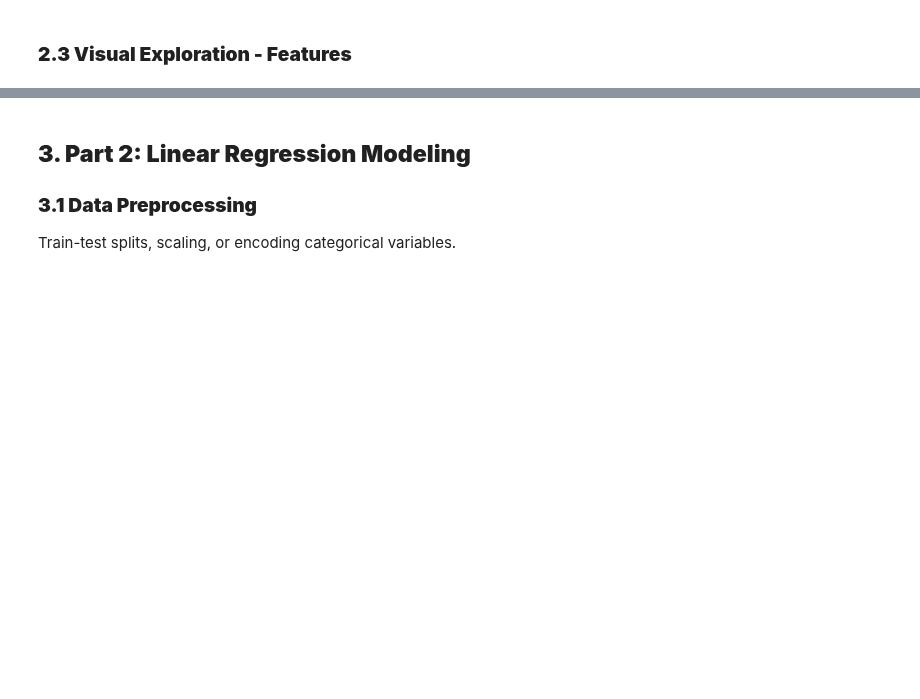
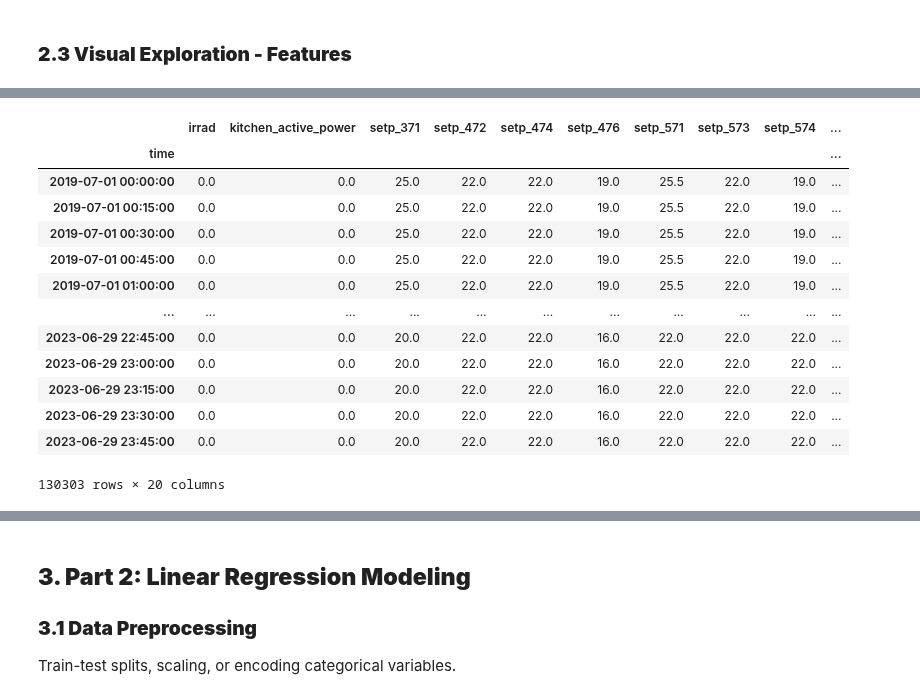
Before and after one commit to VonRiecken/Energy-Data-Engineering, a Jupyter notebook: main/ede_WS2526_project_9_ay_JR.ipynb, the cells around one changed output, grey strips where cells are left out. Drawn from its saved outputs; the diff is of its cells as text; code cells hidden in the pictures; blank space fills up the shorter version.

```diff
--- a/main/ede_WS2526_project_9_ay_JR.ipynb
+++ b/main/ede_WS2526_project_9_ay_JR.ipynb
@@ -442,3 +458,8 @@ The remaining -235 m^2 accounts for the core/stairs/walls
 todo:describe above
 # %% [markdown]
 ### **2.3 Visual Exploration - Features**
+# %%
+# split data into feature and targets
+target = "heating_cooling_power"
+y = df_original[target]
+X = df_original.drop(columns=[target])  # Features
@@ -444,0 +484,17 @@ todo:describe above
+# %%
+X
+# %% [output]
+|  | irrad | kitchen_active_power | setp_371 | setp_472 | setp_474 | setp_476 | setp_571 | setp_573 | setp_574 | ... |
+| time |  |  |  |  |  |  |  |  |  | ... |
+| 2019-07-01 00:00:00 | 0.0 | 0.0 | 25.0 | 22.0 | 22.0 | 19.0 | 25.5 | 22.0 | 19.0 | ... |
+| 2019-07-01 00:15:00 | 0.0 | 0.0 | 25.0 | 22.0 | 22.0 | 19.0 | 25.5 | 22.0 | 19.0 | ... |
+| 2019-07-01 00:30:00 | 0.0 | 0.0 | 25.0 | 22.0 | 22.0 | 19.0 | 25.5 | 22.0 | 19.0 | ... |
+| 2019-07-01 00:45:00 | 0.0 | 0.0 | 25.0 | 22.0 | 22.0 | 19.0 | 25.5 | 22.0 | 19.0 | ... |
+| 2019-07-01 01:00:00 | 0.0 | 0.0 | 25.0 | 22.0 | 22.0 | 19.0 | 25.5 | 22.0 | 19.0 | ... |
+| ... | ... | ... | ... | ... | ... | ... | ... | ... | ... | ... |
+| 2023-06-29 22:45:00 | 0.0 | 0.0 | 20.0 | 22.0 | 22.0 | 16.0 | 22.0 | 22.0 | 22.0 | ... |
+| 2023-06-29 23:00:00 | 0.0 | 0.0 | 20.0 | 22.0 | 22.0 | 16.0 | 22.0 | 22.0 | 22.0 | ... |
+| 2023-06-29 23:15:00 | 0.0 | 0.0 | 20.0 | 22.0 | 22.0 | 16.0 | 22.0 | 22.0 | 22.0 | ... |
+| 2023-06-29 23:30:00 | 0.0 | 0.0 | 20.0 | 22.0 | 22.0 | 16.0 | 22.0 | 22.0 | 22.0 | ... |
+| 2023-06-29 23:45:00 | 0.0 | 0.0 | 20.0 | 22.0 | 22.0 | 16.0 | 22.0 | 22.0 | 22.0 | ... |
+130303 rows × 20 columns
```
Also changed, not shown: parts of 26 cells of this notebook.
